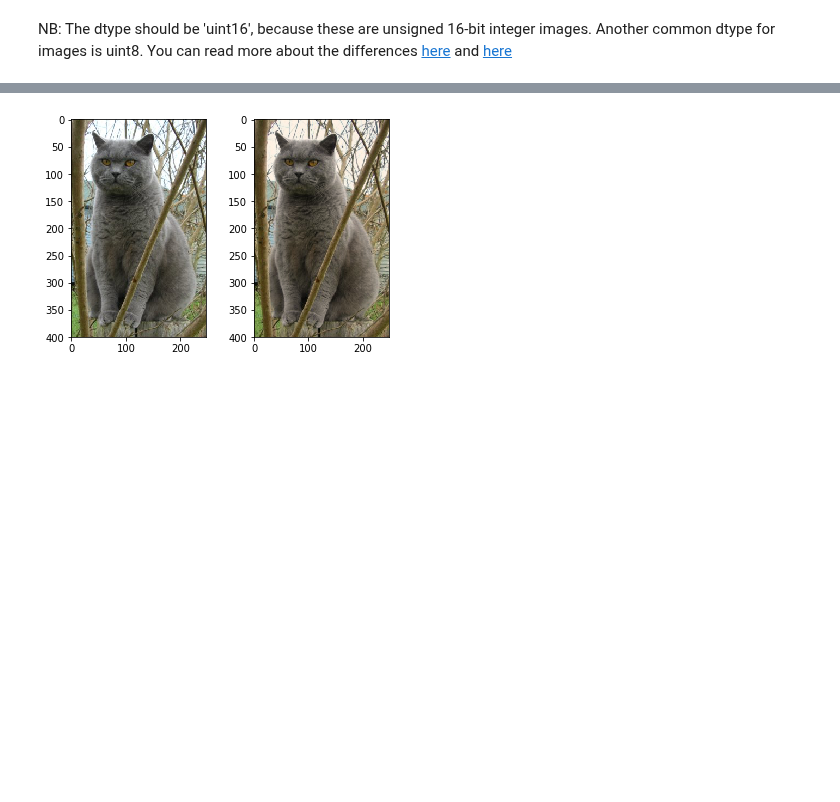
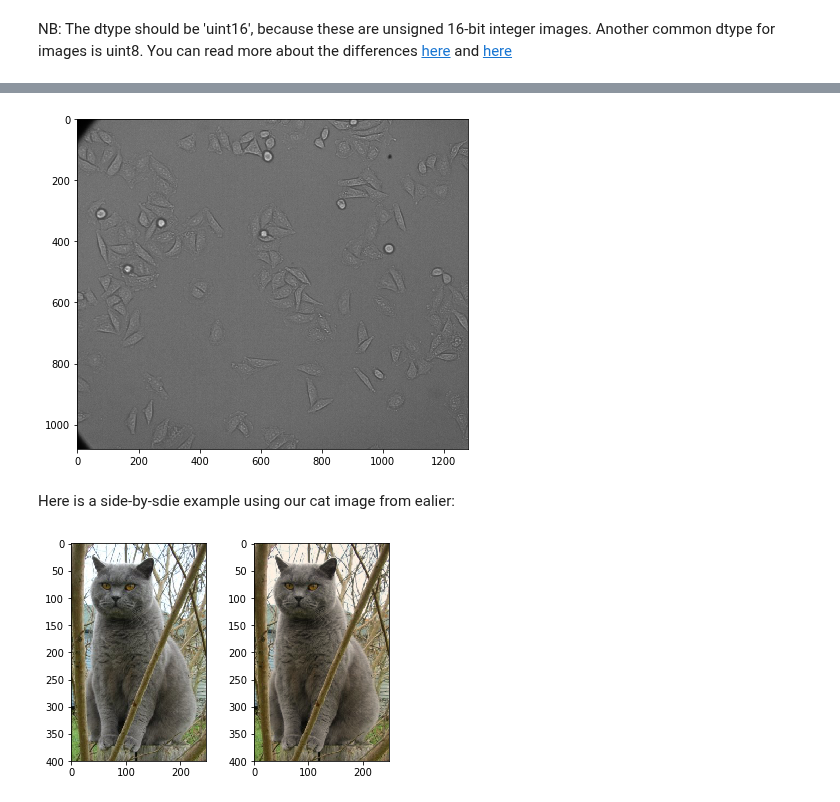
Before and after one commit to vanvalenlab/intro-to-deepcell, a Jupyter notebook: Day2_ImageProcessing.ipynb, the cells around one changed output, grey strips where cells are left out. Drawn from its saved outputs; the diff is of its cells as text; code cells hidden in the pictures; blank space fills up the shorter version.

```diff
--- a/Day2_ImageProcessing.ipynb
+++ b/Day2_ImageProcessing.ipynb
@@ -99 +102,11 @@ You can use the `imshow` function to show images. Here is an example:
+# %%
+import matplotlib.pyplot as plt
+
+plt.figure(figsize=(7,7))
+plt.imshow(img, interpolation='none', cmap='gray')
+plt.show()
+# %% [output]
+[figure, added]
+# %% [markdown]
+Here is a side-by-sdie example using our cat image from ealier:
 # %%
```
Also changed, not shown: parts of 15 cells of this notebook, 1 other file.
